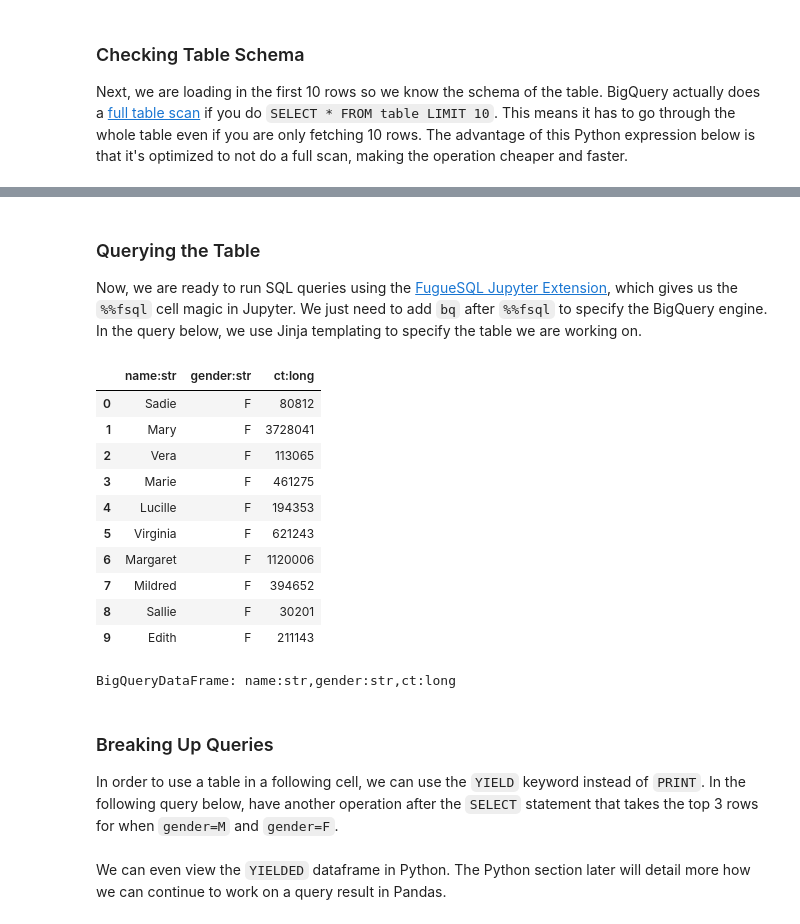
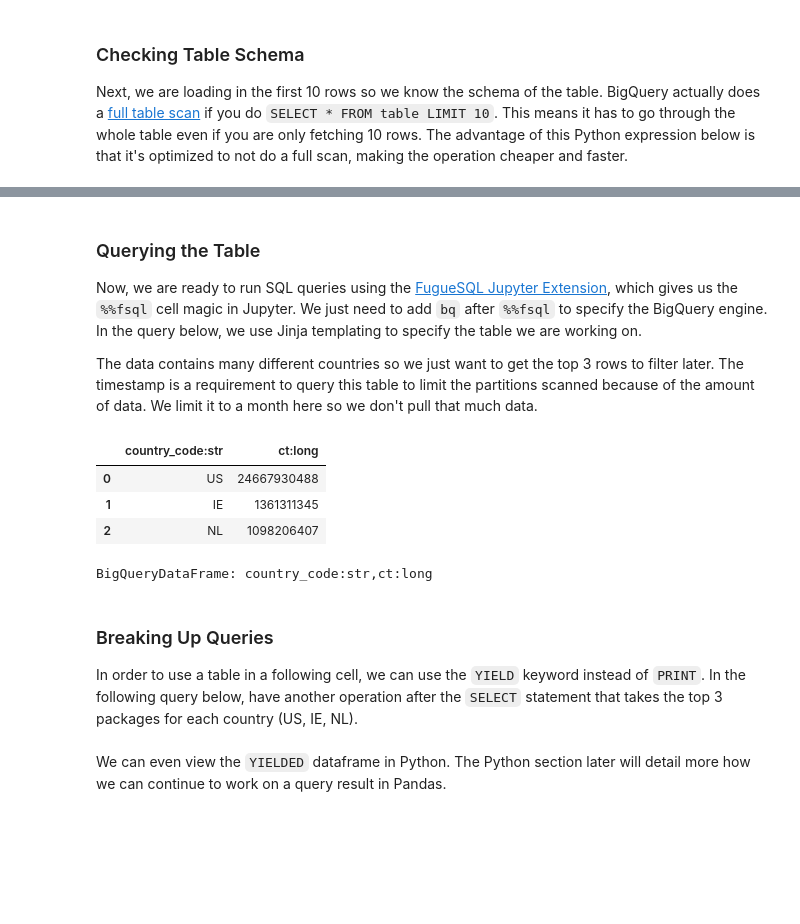
Before and after one commit to fugue-project/tutorials, a Jupyter notebook: tutorials/integrations/warehouses/bigquery.ipynb, the cells around one changed output, grey strips where cells are left out. Drawn from its saved outputs; the diff is of its cells as text; code cells hidden in the pictures; blank space fills up the shorter version.

```diff
--- a/tutorials/integrations/warehouses/bigquery.ipynb
+++ b/tutorials/integrations/warehouses/bigquery.ipynb
@@ -78,6 +78,8 @@ First, we parameterize the table we will query and the number of records we'll g
 # %%
-table = "bigquery-public-data.usa_names.usa_1910_2013"
+table = "bigquery-public-data.pypi.simple_requests"
 n=3
+start_date = "2022-01-01"
+end_date = '2022-02-01'
 # %% [markdown]
 We can then instantiate the `BigQueryClient`. In this case, we are just using the default configuration. This piece of code is optional, but it's a good test to see that the authentication worked.
 # %%
@@ -109,28 +111,26 @@ total count: 5552452
 ### Querying the Table
 
 Now, we are ready to run SQL queries using the [FugueSQL Jupyter Extension](https://github.com/fugue-project/fugue-jupyter), which gives us the `%%fsql` cell magic in Jupyter. We just need to add `bq` after `%%fsql` to specify the BigQuery engine. In the query below, we use Jinja templating to specify the table we are working on.
+
+The data contains many different countries so we just want to get the top 3 rows to filter later. The timestamp is a requirement to query this table to limit the partitions scanned because of the amount of data. We limit it to a month here so we don't pull that much data.
 # %%
 %%fsql bq
-SELECT name, gender, SUM(number) AS ct
+SELECT country_code, COUNT(project) AS ct
   FROM `{{table}}`
- GROUP BY name, gender
- PRINT
+ WHERE timestamp > '{{start_date}}'
+   AND timestamp < '{{end_date}}'
+ GROUP BY country_code
+ ORDER BY ct DESC
+ PRINT 3 ROWS
 # %% [output]
-|  | name:str | gender:str | ct:long |
-| 0 | Sadie | F | 80812 |
-| 1 | Mary | F | 3728041 |
-| 2 | Vera | F | 113065 |
-| 3 | Marie | F | 461275 |
-| 4 | Lucille | F | 194353 |
-| 5 | Virginia | F | 621243 |
-| 6 | Margaret | F | 1120006 |
-| 7 | Mildred | F | 394652 |
-| 8 | Sallie | F | 30201 |
-| 9 | Edith | F | 211143 |
+|  | country_code:str | ct:long |
+| 0 | US | 24667930488 |
+| 1 | IE | 1361311345 |
+| 2 | NL | 1098206407 |
-BigQueryDataFrame: name:str,gender:str,ct:long
+BigQueryDataFrame: country_code:str,ct:long
 # %% [markdown]
 ### Breaking Up Queries
 
-In order to use a table in a following cell, we can use the `YIELD` keyword instead of `PRINT`. In the following query below, have another operation after the `SELECT` statement that takes the top 3 rows for when `gender=M` and `gender=F`.
+In order to use a table in a following cell, we can use the `YIELD` keyword instead of `PRINT`. In the following query below, have another operation after the `SELECT` statement that takes the top 3 packages for each country (US, IE, NL).
 # %%
 %%fsql bq
```
Also changed, not shown: parts of 24 cells of this notebook, 1 other file.
